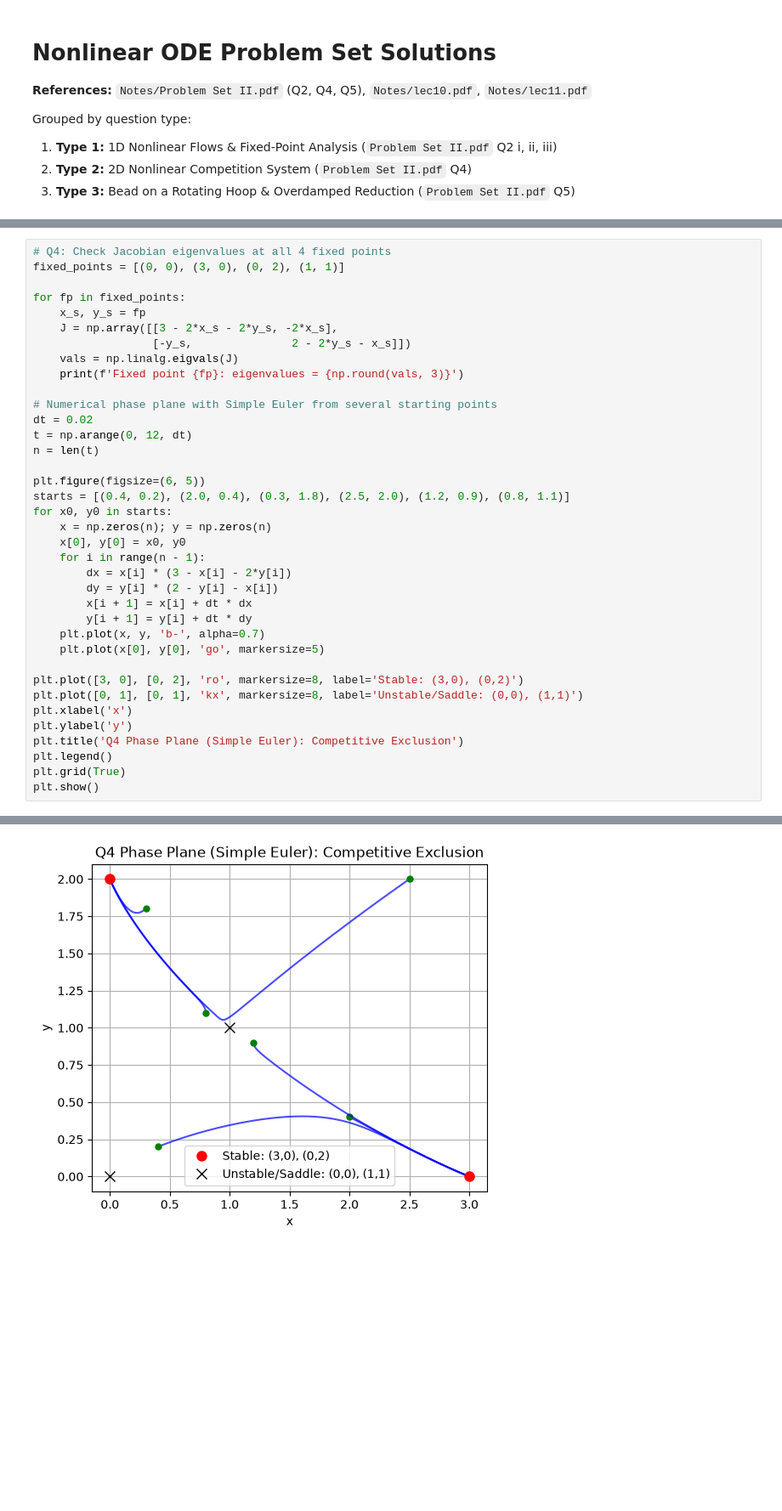
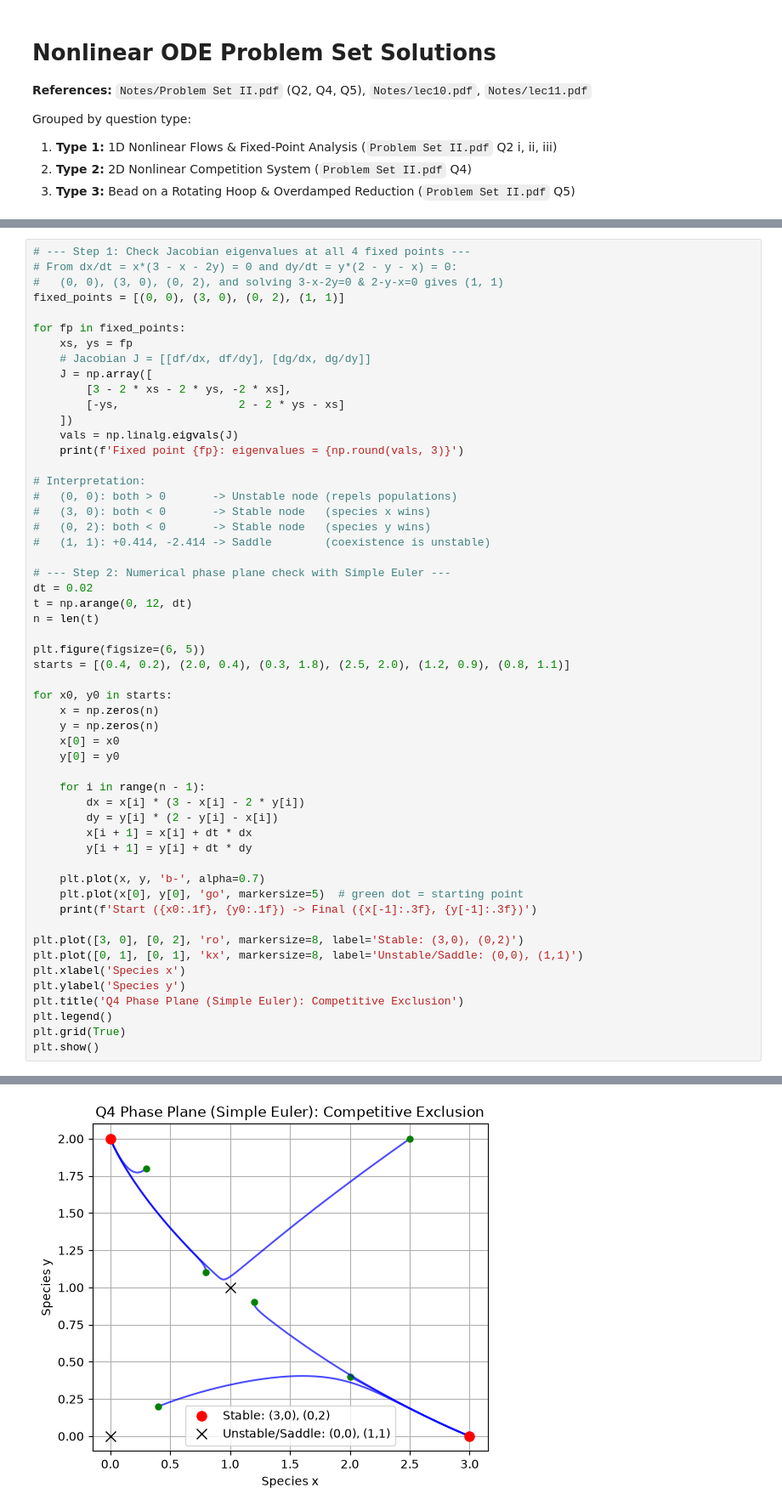
Before and after one commit to Nandu45321/Numerical-Methods-PHY324, a Jupyter notebook: Notes/End/Nonlinear Ordinary Differential Equations/04_Nonlinear_ODE_Problem_Set_Solutions.ipynb, the cells around one changed output, grey strips where cells are left out. Shown at 85% size. Cells and saved outputs as stored; diff of their text form; blank space fills up the shorter version.

Commit message:
refactor: update numerical methods notes, practice notebooks, and generated pdf reference

```diff
--- a/Notes/End/Nonlinear Ordinary Differential Equations/04_Nonlinear_ODE_Problem_Set_Solutions.ipynb
+++ b/Notes/End/Nonlinear Ordinary Differential Equations/04_Nonlinear_ODE_Problem_Set_Solutions.ipynb
@@ -119,36 +263,53 @@ System: $\dot{x} = x(3 - x - 2y)$, $\dot{y} = y(2 - y - x)$.
 # %%
-# Q4: Check Jacobian eigenvalues at all 4 fixed points
+# --- Step 1: Check Jacobian eigenvalues at all 4 fixed points ---
+# From dx/dt = x*(3 - x - 2y) = 0 and dy/dt = y*(2 - y - x) = 0:
+#   (0, 0), (3, 0), (0, 2), and solving 3-x-2y=0 & 2-y-x=0 gives (1, 1)
 fixed_points = [(0, 0), (3, 0), (0, 2), (1, 1)]
 
 for fp in fixed_points:
-    x_s, y_s = fp
-    J = np.array([[3 - 2*x_s - 2*y_s, -2*x_s],
-                  [-y_s,               2 - 2*y_s - x_s]])
+    xs, ys = fp
+    # Jacobian J = [[df/dx, df/dy], [dg/dx, dg/dy]]
+    J = np.array([
+        [3 - 2 * xs - 2 * ys, -2 * xs],
+        [-ys,                  2 - 2 * ys - xs]
+    ])
     vals = np.linalg.eigvals(J)
     print(f'Fixed point {fp}: eigenvalues = {np.round(vals, 3)}')
 
-# Numerical phase plane with Simple Euler from several starting points
+# Interpretation:
+#   (0, 0): both > 0       -> Unstable node (repels populations)
+#   (3, 0): both < 0       -> Stable node   (species x wins)
+#   (0, 2): both < 0       -> Stable node   (species y wins)
+#   (1, 1): +0.414, -2.414 -> Saddle        (coexistence is unstable)
+
+# --- Step 2: Numerical phase plane check with Simple Euler ---
 dt = 0.02
 t = np.arange(0, 12, dt)
 n = len(t)
 
 plt.figure(figsize=(6, 5))
 starts = [(0.4, 0.2), (2.0, 0.4), (0.3, 1.8), (2.5, 2.0), (1.2, 0.9), (0.8, 1.1)]
+
 for x0, y0 in starts:
-    x = np.zeros(n); y = np.zeros(n)
-    x[0], y[0] = x0, y0
+    x = np.zeros(n)
+    y = np.zeros(n)
+    x[0] = x0
+    y[0] = y0
+
     for i in range(n - 1):
-        dx = x[i] * (3 - x[i] - 2*y[i])
+        dx = x[i] * (3 - x[i] - 2 * y[i])
         dy = y[i] * (2 - y[i] - x[i])
         x[i + 1] = x[i] + dt * dx
         y[i + 1] = y[i] + dt * dy
+
     plt.plot(x, y, 'b-', alpha=0.7)
-    plt.plot(x[0], y[0], 'go', markersize=5)
+    plt.plot(x[0], y[0], 'go', markersize=5)  # green dot = starting point
+    print(f'Start ({x0:.1f}, {y0:.1f}) -> Final ({x[-1]:.3f}, {y[-1]:.3f})')
 
 plt.plot([3, 0], [0, 2], 'ro', markersize=8, label='Stable: (3,0), (0,2)')
 plt.plot([0, 1], [0, 1], 'kx', markersize=8, label='Unstable/Saddle: (0,0), (1,1)')
-plt.xlabel('x')
-plt.ylabel('y')
+plt.xlabel('Species x')
+plt.ylabel('Species y')
 plt.title('Q4 Phase Plane (Simple Euler): Competitive Exclusion')
 plt.legend()
 plt.grid(True)
@@ -161,4 +328,4 @@ Fixed point (1, 1): eigenvalues = [ 0.414+0.j -2.414+0.j]
-[figure, old version]
+[figure, new version]
 # %% [markdown]
 ---
 ## Type 3: Bead on a Rotating Hoop (`Problem Set II.pdf` Q5)
```
Also changed, not shown: parts of 14 cells of this notebook, 24 other files.
